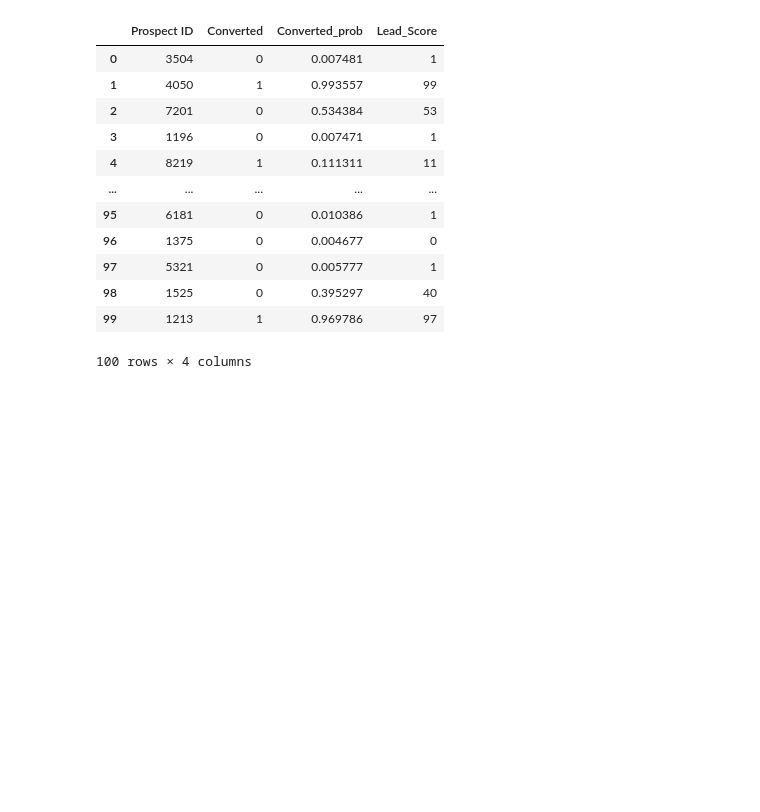
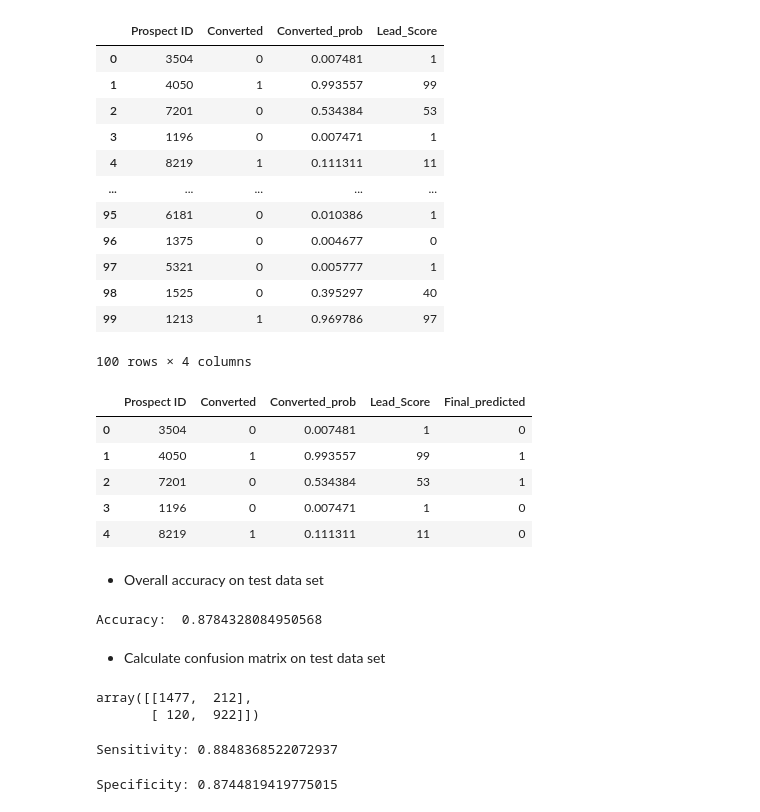
Before and after one commit to BharatPanera/lead_scoring_case_study, a Jupyter notebook: lead_scoring.ipynb, the cells around one changed output. Drawn from its saved outputs; the diff is of its cells as text; code cells hidden in the pictures; blank space fills up the shorter version.

Commit message:
Assigned lead scores to test data set

```diff
--- a/lead_scoring.ipynb
+++ b/lead_scoring.ipynb
@@ -2210,3 +2210,27 @@ y_pred_final.head(100)
 | 98 | 1525 | 0 | 0.395297 | 40 |
 | 99 | 1213 | 1 | 0.969786 | 97 |
 100 rows × 4 columns
+# %%
+y_pred_final['Final_predicted'] = y_pred_final.Converted_prob.map(lambda x: 1 if x > 0.34 else 0)
+y_pred_final.head()
+# %% [output]
+|  | Prospect ID | Converted | Converted_prob | Lead_Score | Final_predicted |
+| 0 | 3504 | 0 | 0.007481 | 1 | 0 |
+| 1 | 4050 | 1 | 0.993557 | 99 | 1 |
+| 2 | 7201 | 0 | 0.534384 | 53 | 1 |
+| 3 | 1196 | 0 | 0.007471 | 1 | 0 |
+| 4 | 8219 | 1 | 0.111311 | 11 | 0 |
+# %% [markdown]
+- Overall accuracy on test data set
+# %%
+print("Accuracy: ",metrics.accuracy_score(y_pred_final.Converted, y_pred_final.Final_predicted))
+# %% [output]
+Accuracy:  0.8784328084950568
+# %% [markdown]
+- Calculate confusion matrix on test data set
+# %%
+confusion_matrix2 = metrics.confusion_matrix(y_pred_final.Converted, y_pred_final.Final_predicted )
+confusion_matrix2
+# %% [output]
+array([[1477,  212],
+       [ 120,  922]])
@@ -2212,0 +2242,8 @@ y_pred_final.head(100)
+# %%
+print("Sensitivity: ",TP / float(TP+FN))
+# %% [output]
+Sensitivity: 0.8848368522072937
+# %%
+print("Specificity: ",TN / float(TN+FP))
+# %% [output]
+Specificity: 0.8744819419775015
```
Also changed, not shown: parts of 7 cells of this notebook.
